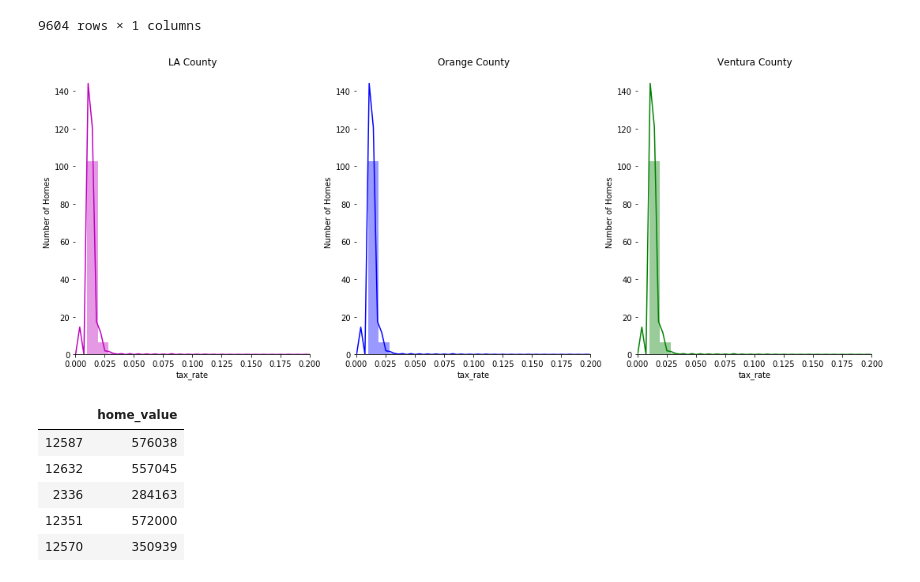
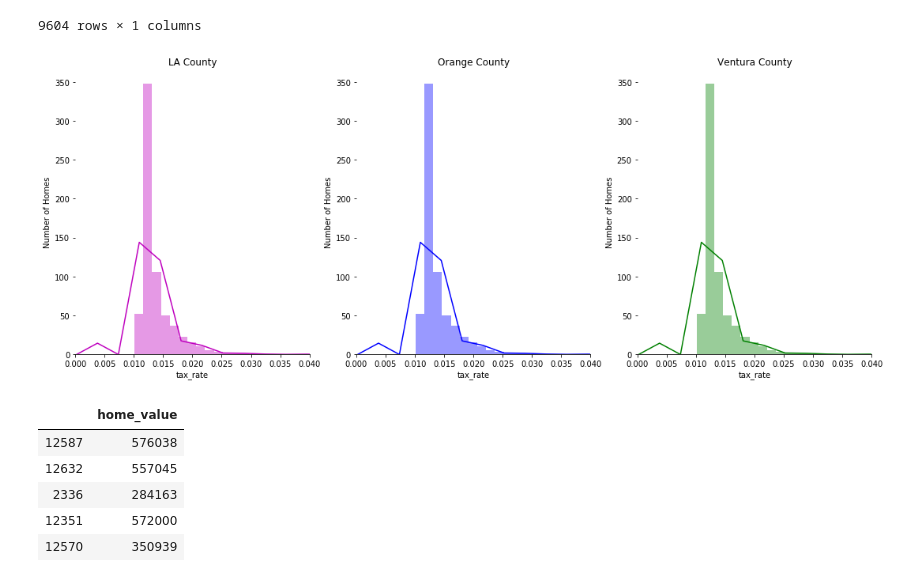
Before and after one commit to JadaShipp/ds-methodologies-exercises, a Jupyter notebook: project/zillow_regression_project.ipynb, the cells around one changed output. Saved outputs shown, nothing was run; the diff lists cells and outputs as text; code cells hidden in the pictures.

```diff
--- a/project/zillow_regression_project.ipynb
+++ b/project/zillow_regression_project.ipynb
@@ -272,24 +272,24 @@ c = VC.tax_rate
 # %%
 f, axes = plt.subplots(1, 3, figsize=(14, 5), sharex=True)
 sns.despine(left=True)
 
-ax1 = sns.distplot(a, kde=True, color="m", ax=axes[0])
-ax2 = sns.distplot(b, kde=True, color="b", ax=axes[1])
-ax3 = sns.distplot(c, kde=True, color="g", ax=axes[2])
+ax1 = sns.distplot(a, kde=True, color="m",bins=300, ax=axes[0])
+ax2 = sns.distplot(b, kde=True, color="b",bins=300, ax=axes[1])
+ax3 = sns.distplot(c, kde=True, color="g",bins=300, ax=axes[2])
 
 ax1.title.set_text('LA County')
 ax2.title.set_text('Orange County')
 ax3.title.set_text('Ventura County')
 
 ax1.set_ylabel('Number of Homes')
 ax2.set_ylabel('Number of Homes')
 ax3.set_ylabel('Number of Homes')
 
 
-plt.xlim(0, 0.2)
-plt.subplots_adjust(bottom=3, top = 4, left = 5, right = 6)
+plt.xlim(0, 0.04)
+plt.subplots_adjust(bottom=2, top = 3, left = 5, right = 6)
 # %% [output]
-[figure, old version]
+[figure, new version]
 # %%
 def split_data(df, train_pct=0.70, seed=123):
     train, test = train_test_split(df, train_size=train_pct, random_state=seed)
```
Also changed, not shown: 2 other files.
